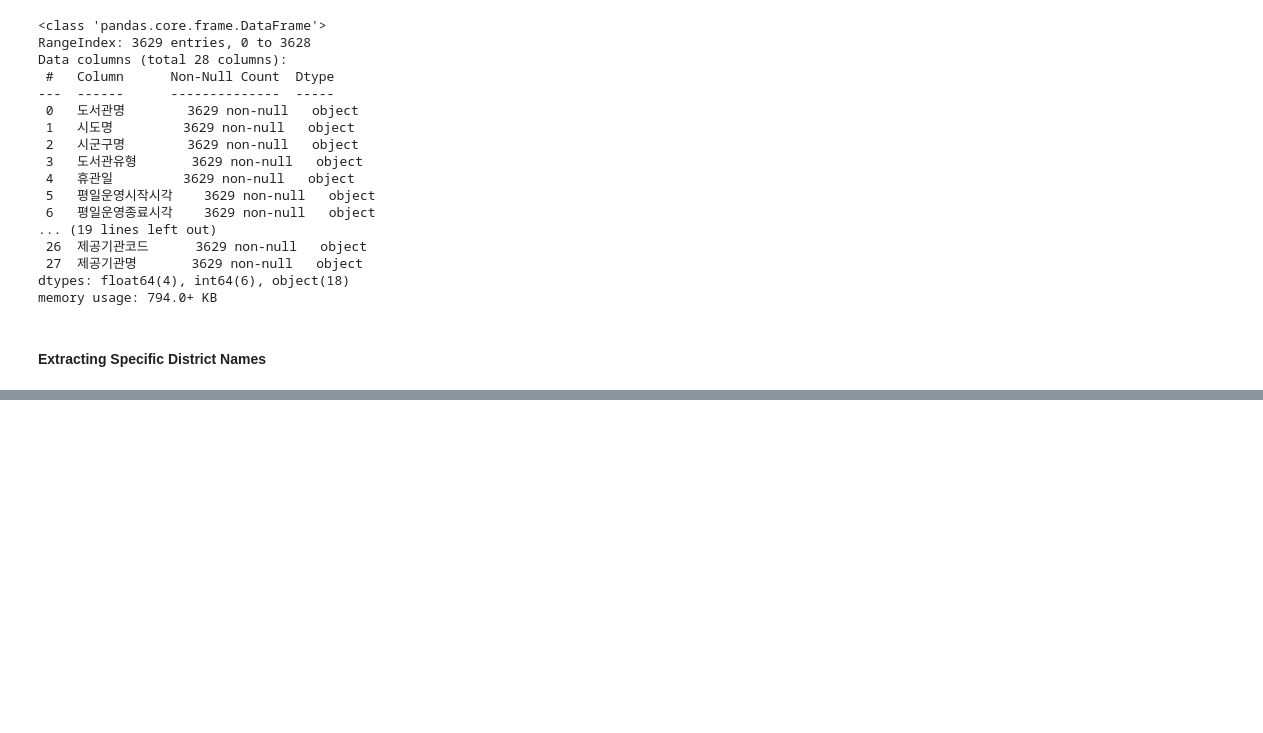
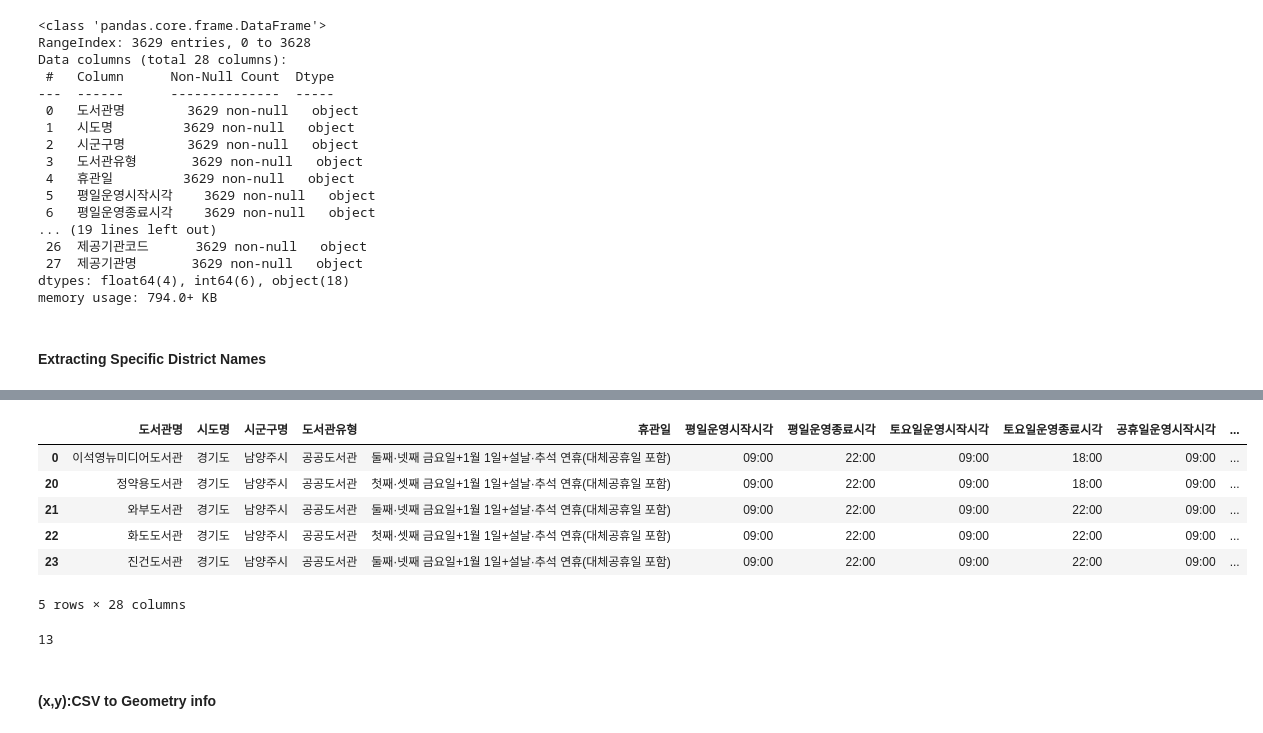
Before and after one commit to freemancho1/ai-projects, a Jupyter notebook: 60-GEOAI-GEOAIP39/16_change_csv_geometry.ipynb, the cells around one changed output, grey strips where cells are left out. Cells and saved outputs as stored; diff of their text form; code cells hidden in the pictures; blank space fills up the shorter version.

```diff
--- a/60-GEOAI-GEOAIP39/16_change_csv_geometry.ipynb
+++ b/60-GEOAI-GEOAIP39/16_change_csv_geometry.ipynb
@@ -40,4 +40,7 @@ memory usage: 794.0+ KB
 # %% [markdown]
 #### Extracting Specific District Names
 # %%
-DISTRICT_NAME = '고흥군'
+DISTRICT_NAME = '남양주시'
+# %%
+lib_df_nam = lib_df[lib_df.시군구명==DISTRICT_NAME]
+lib_df_nam.info()
@@ -43,0 +65,16 @@ DISTRICT_NAME = '고흥군'
+# %%
+lib_df_nam.head()
+# %% [output]
+|  | 도서관명 | 시도명 | 시군구명 | 도서관유형 | 휴관일 | 평일운영시작시각 | 평일운영종료시각 | 토요일운영시작시각 | 토요일운영종료시각 | 공휴일운영시작시각 | ... |
+| 0 | 이석영뉴미디어도서관 | 경기도 | 남양주시 | 공공도서관 | 둘째·넷째 금요일+1월 1일+설날·추석 연휴(대체공휴일 포함) | 09:00 | 22:00 | 09:00 | 18:00 | 09:00 | ... |
+| 20 | 정약용도서관 | 경기도 | 남양주시 | 공공도서관 | 첫째·셋째 금요일+1월 1일+설날·추석 연휴(대체공휴일 포함) | 09:00 | 22:00 | 09:00 | 18:00 | 09:00 | ... |
+| 21 | 와부도서관 | 경기도 | 남양주시 | 공공도서관 | 둘째·넷째 금요일+1월 1일+설날·추석 연휴(대체공휴일 포함) | 09:00 | 22:00 | 09:00 | 22:00 | 09:00 | ... |
+| 22 | 화도도서관 | 경기도 | 남양주시 | 공공도서관 | 첫째·셋째 금요일+1월 1일+설날·추석 연휴(대체공휴일 포함) | 09:00 | 22:00 | 09:00 | 22:00 | 09:00 | ... |
+| 23 | 진건도서관 | 경기도 | 남양주시 | 공공도서관 | 둘째·넷째 금요일+1월 1일+설날·추석 연휴(대체공휴일 포함) | 09:00 | 22:00 | 09:00 | 22:00 | 09:00 | ... |
+5 rows × 28 columns
+# %%
+lib_df_nam['위도'].unique().size
+# %% [output]
+13
+# %% [markdown]
+#### (x,y):CSV to Geometry info
```
Also changed, not shown: parts of 7 cells of this notebook.
